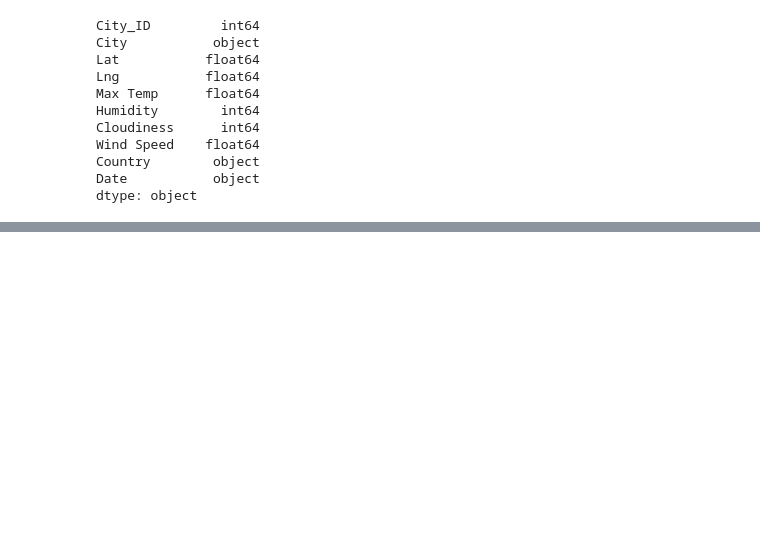
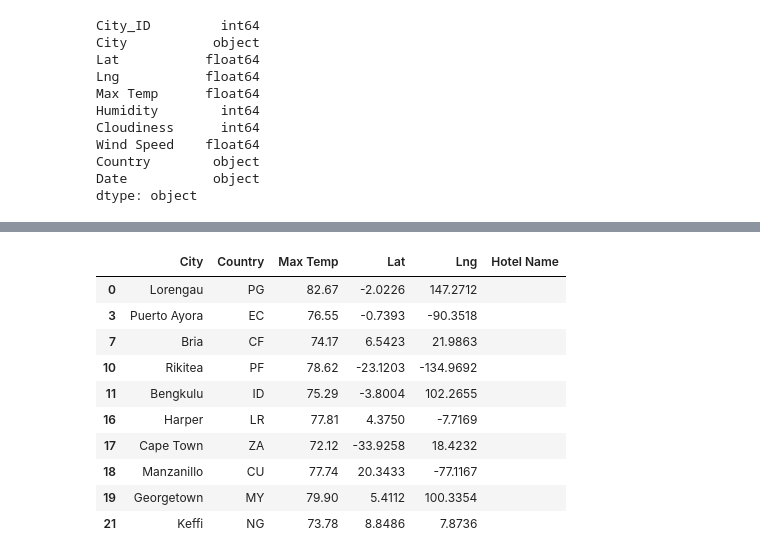
Before and after one commit to ajcurtis916/world_weather_analysis, a Jupyter notebook: VacationPy.ipynb, the cells around one changed output, grey strips where cells are left out. Drawn from its saved outputs; the diff is of its cells as text; code cells hidden in the pictures; blank space fills up the shorter version.

Commit message:
add markers and hotel info

```diff
--- a/VacationPy.ipynb
+++ b/VacationPy.ipynb
@@ -114,0 +210,17 @@ fig
+# %%
+# Create DataFrame called hotel_df to store hotel names along with city, country, max temp, and coordinates.
+hotel_df = preferred_cities_df[["City", "Country", "Max Temp", "Lat", "Lng"]].copy()
+hotel_df["Hotel Name"] = ""
+hotel_df.head(10)
+# %% [output]
+|  | City | Country | Max Temp | Lat | Lng | Hotel Name |
+| 0 | Lorengau | PG | 82.67 | -2.0226 | 147.2712 |  |
+| 3 | Puerto Ayora | EC | 76.55 | -0.7393 | -90.3518 |  |
+| 7 | Bria | CF | 74.17 | 6.5423 | 21.9863 |  |
+| 10 | Rikitea | PF | 78.62 | -23.1203 | -134.9692 |  |
+| 11 | Bengkulu | ID | 75.29 | -3.8004 | 102.2655 |  |
+| 16 | Harper | LR | 77.81 | 4.3750 | -7.7169 |  |
+| 17 | Cape Town | ZA | 72.12 | -33.9258 | 18.4232 |  |
+| 18 | Manzanillo | CU | 77.74 | 20.3433 | -77.1167 |  |
+| 19 | Georgetown | MY | 79.90 | 5.4112 | 100.3354 |  |
+| 21 | Keffi | NG | 73.78 | 8.8486 | 7.8736 |  |
```
Also changed, not shown: parts of 18 cells of this notebook, 1 other file.
